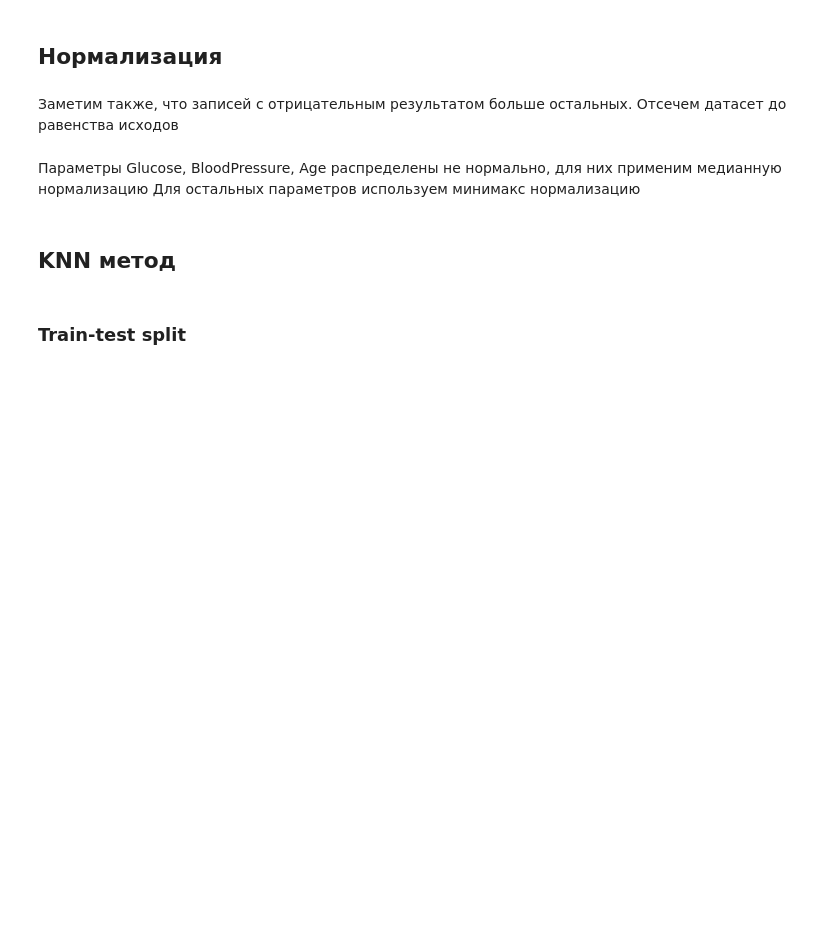
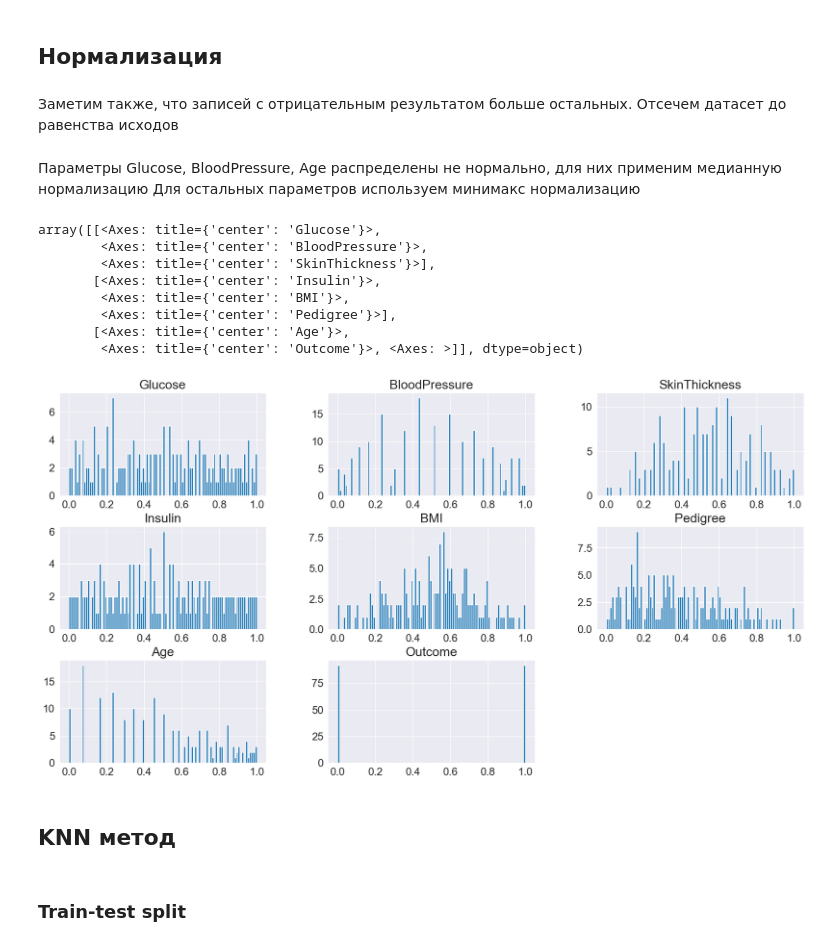
Before and after one commit to filberol/labs_sii, a Jupyter notebook: lab5/lab5_knn.ipynb, the cells around one changed output. Saved outputs shown, nothing was run; the diff lists cells and outputs as text; code cells hidden in the pictures; blank space fills up the shorter version.

```diff
--- a/lab5/lab5_knn.ipynb
+++ b/lab5/lab5_knn.ipynb
@@ -123,23 +123,35 @@ df = df.groupby('Outcome').apply(lambda x: x.sample(desired_samples)).reset_inde
 Параметры Glucose, BloodPressure, Age распределены не нормально, для них применим медианную нормализацию
 Для остальных параметров используем минимакс нормализацию
 # %%
-columns_to_q_transform = ['Glucose', 'BloodPressure', 'Age', 'Insulin']
+columns_to_transform = ['Glucose', 'BloodPressure', 'Age', 'Insulin']
 columns_to_minmax_transform = ['SkinThickness', 'BMI', 'Pedigree']
 
-# Step 1: Perform quantile normalization
-ranked_data = df[columns_to_q_transform].rank()
+# Step 1: Perform normalization
+ranked_data = df[columns_to_transform].rank()
 normalized_data = (ranked_data - ranked_data.min()) / (ranked_data.max() - ranked_data.min())
 
 # Step 2: Scale to a range of 0 to 1
 min_val = 0
 max_val = 1
 scaled_data = min_val + (max_val - min_val) * normalized_data
 
 # Step 3: Replace the original columns with the normalized and scaled data
-df[columns_to_q_transform] = scaled_data
+df[columns_to_transform] = scaled_data
 
 # Step 4 normalize other data
 df[columns_to_minmax_transform] = (df[columns_to_minmax_transform] - df[columns_to_minmax_transform].min()) / (df[columns_to_minmax_transform].max() - df[columns_to_minmax_transform].min())
+
+df.hist(bins=100, figsize=(20, 10))
+# %% [output]
+array([[<Axes: title={'center': 'Glucose'}>,
+        <Axes: title={'center': 'BloodPressure'}>,
+        <Axes: title={'center': 'SkinThickness'}>],
+       [<Axes: title={'center': 'Insulin'}>,
+        <Axes: title={'center': 'BMI'}>,
+        <Axes: title={'center': 'Pedigree'}>],
+       [<Axes: title={'center': 'Age'}>,
+        <Axes: title={'center': 'Outcome'}>, <Axes: >]], dtype=object)
+[figure, added]
 # %% [markdown]
 ## KNN метод
 # %% [markdown]
```
Also changed, not shown: parts of 4 cells of this notebook.
